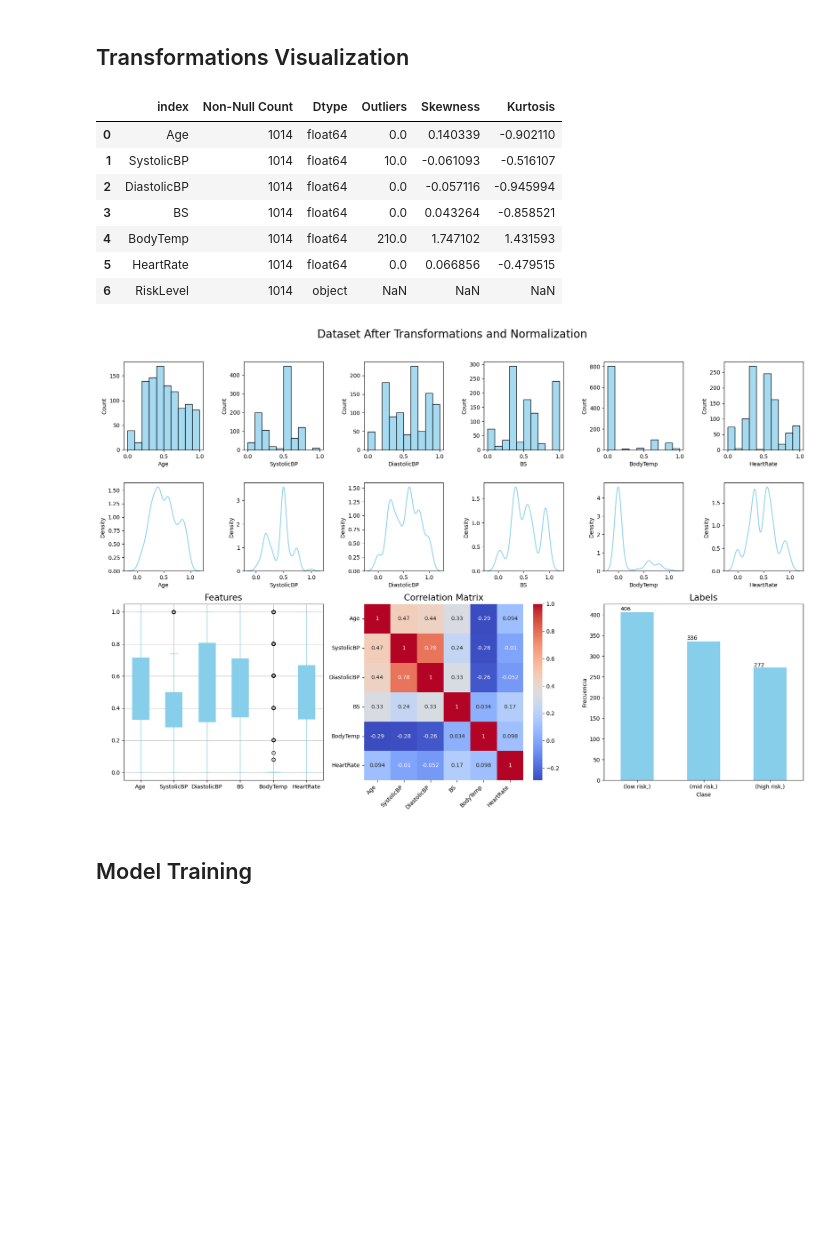
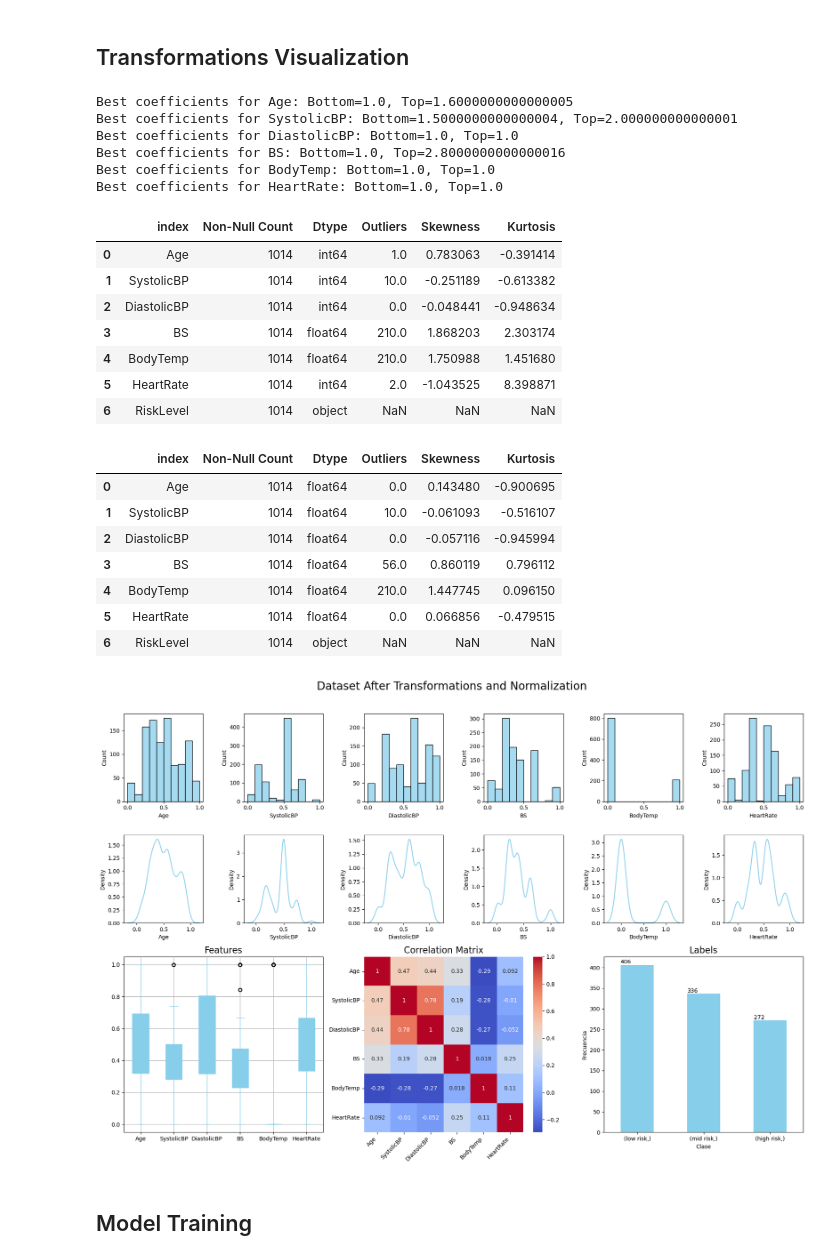
Before and after one commit to Immutare/mlops-project-team13, a Jupyter notebook: modelo.ipynb, the cells around one changed output. Drawn from its saved outputs; the diff is of its cells as text; code cells hidden in the pictures; blank space fills up the shorter version.

```diff
--- a/modelo.ipynb
+++ b/modelo.ipynb
@@ -597,23 +727,38 @@ El 27% de los datos corresponde a la clase "high risk", el 33% a "mid risk" y el
 # %%
 #Get Dataset Information
 X,Y = GetDataset(Log=False)
 
 # Features dataset preprocessing pipeline: Outlier Imputation -> Transformations -> Normalization
-X = NormalizeData(ApplyTransformations(OutlierHandler(X)))
+X = NormalizeData(ApplyTransformations(DynamicOutlierHandler(X)))
 
 # Visualizar distribución de los datos
+DatasetSummary(*GetDataset(Log=False))
 DatasetSummary(X,Y)
 DatasetVisualization(X, Y, title="Dataset After Transformations and Normalization")
 # %% [output]
+Best coefficients for Age: Bottom=1.0, Top=1.6000000000000005
+Best coefficients for SystolicBP: Bottom=1.5000000000000004, Top=2.000000000000001
+Best coefficients for DiastolicBP: Bottom=1.0, Top=1.0
+Best coefficients for BS: Bottom=1.0, Top=2.8000000000000016
+Best coefficients for BodyTemp: Bottom=1.0, Top=1.0
+Best coefficients for HeartRate: Bottom=1.0, Top=1.0
 |  | index | Non-Null Count | Dtype | Outliers | Skewness | Kurtosis |
-| 0 | Age | 1014 | float64 | 0.0 | 0.140339 | -0.902110 |
-| 1 | SystolicBP | 1014 | float64 | 10.0 | -0.061093 | -0.516107 |
-| 2 | DiastolicBP | 1014 | float64 | 0.0 | -0.057116 | -0.945994 |
-| 3 | BS | 1014 | float64 | 0.0 | 0.043264 | -0.858521 |
-| 4 | BodyTemp | 1014 | float64 | 210.0 | 1.747102 | 1.431593 |
-| 5 | HeartRate | 1014 | float64 | 0.0 | 0.066856 | -0.479515 |
+| 0 | Age | 1014 | int64 | 1.0 | 0.783063 | -0.391414 |
+| 1 | SystolicBP | 1014 | int64 | 10.0 | -0.251189 | -0.613382 |
+| 2 | DiastolicBP | 1014 | int64 | 0.0 | -0.048441 | -0.948634 |
+| 3 | BS | 1014 | float64 | 210.0 | 1.868203 | 2.303174 |
+| 4 | BodyTemp | 1014 | float64 | 210.0 | 1.750988 | 1.451680 |
+| 5 | HeartRate | 1014 | int64 | 2.0 | -1.043525 | 8.398871 |
 | 6 | RiskLevel | 1014 | object | NaN | NaN | NaN |
+|  | index | Non-Null Count | Dtype | Outliers | Skewness | Kurtosis |
+| 0 | Age | 1014 | float64 | 0.0 | 0.143480 | -0.900695 |
+| 1 | SystolicBP | 1014 | float64 | 10.0 | -0.061093 | -0.516107 |
+| 2 | DiastolicBP | 1014 | float64 | 0.0 | -0.057116 | -0.945994 |
+| 3 | BS | 1014 | float64 | 56.0 | 0.860119 | 0.796112 |
+| 4 | BodyTemp | 1014 | float64 | 210.0 | 1.447745 | 0.096150 |
+| 5 | HeartRate | 1014 | float64 | 0.0 | 0.066856 | -0.479515 |
+| 6 | RiskLevel | 1014 | object | NaN | NaN | NaN |
-[figure, old version]
+[figure, new version]
 # %% [markdown]
 ## Model Training
 # %%
```
Also changed, not shown: parts of 6 cells of this notebook.
